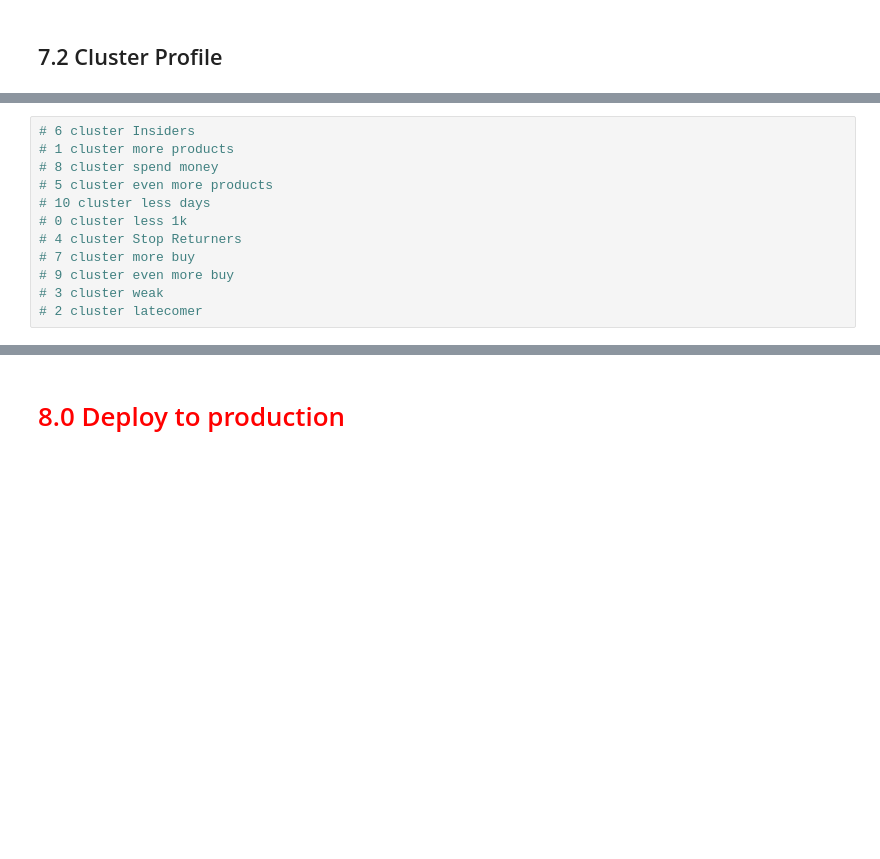
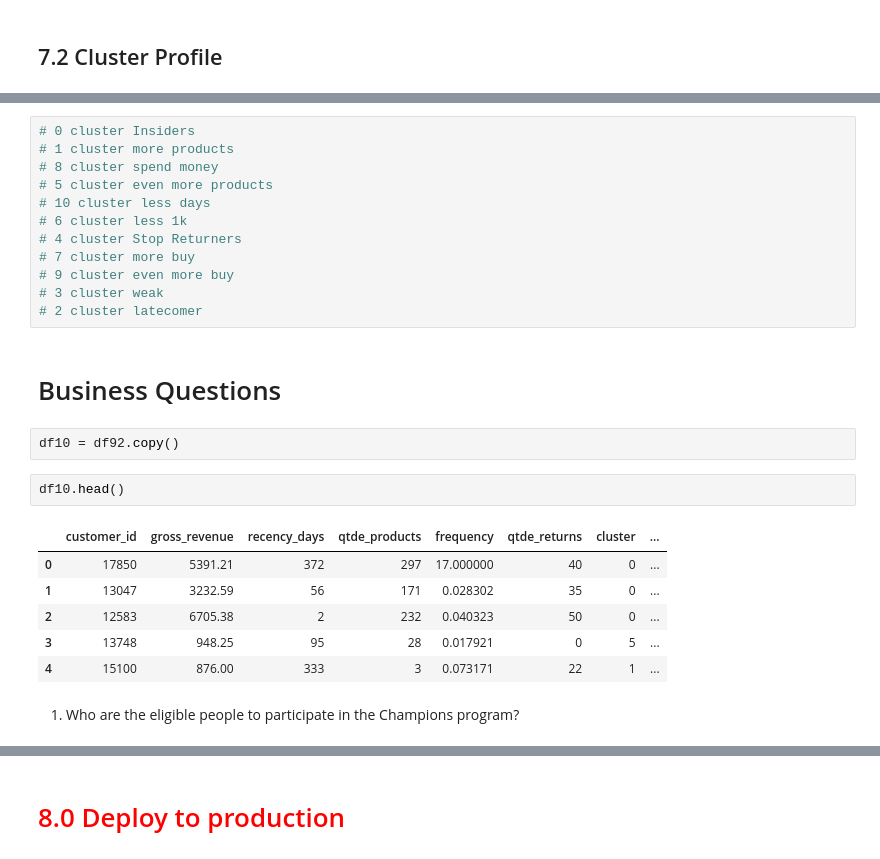
Before and after one commit to PedrosaFelipe/insiders_clustering, a Jupyter notebook: notebooks/c9.0-fsp-deploy-cloud.ipynb, the cells around one changed output, grey strips where cells are left out. Drawn from its saved outputs; the diff is of its cells as text; blank space fills up the shorter version.

Commit message:
Finish insiders

```diff
--- a/notebooks/c9.0-fsp-deploy-cloud.ipynb
+++ b/notebooks/c9.0-fsp-deploy-cloud.ipynb
@@ -564,12 +567,27 @@ df_cluster
 # %%
-# 6 cluster Insiders
+# 0 cluster Insiders
 # 1 cluster more products
 # 8 cluster spend money
 # 5 cluster even more products
 # 10 cluster less days
-# 0 cluster less 1k
+# 6 cluster less 1k
 # 4 cluster Stop Returners
 # 7 cluster more buy
 # 9 cluster even more buy
 # 3 cluster weak
 # 2 cluster latecomer
+# %% [markdown]
+# Business Questions
+# %%
+df10 = df92.copy()
+# %%
+df10.head()
+# %% [output]
+|  | customer_id | gross_revenue | recency_days | qtde_products | frequency | qtde_returns | cluster | ... |
+| 0 | 17850 | 5391.21 | 372 | 297 | 17.000000 | 40 | 0 | ... |
+| 1 | 13047 | 3232.59 | 56 | 171 | 0.028302 | 35 | 0 | ... |
+| 2 | 12583 | 6705.38 | 2 | 232 | 0.040323 | 50 | 0 | ... |
+| 3 | 13748 | 948.25 | 95 | 28 | 0.017921 | 0 | 5 | ... |
+| 4 | 15100 | 876.00 | 333 | 3 | 0.073171 | 22 | 1 | ... |
+# %% [markdown]
+1. Who are the eligible people to participate in the Champions program?
```
Also changed, not shown: parts of 18 cells of this notebook, 1 other file.
